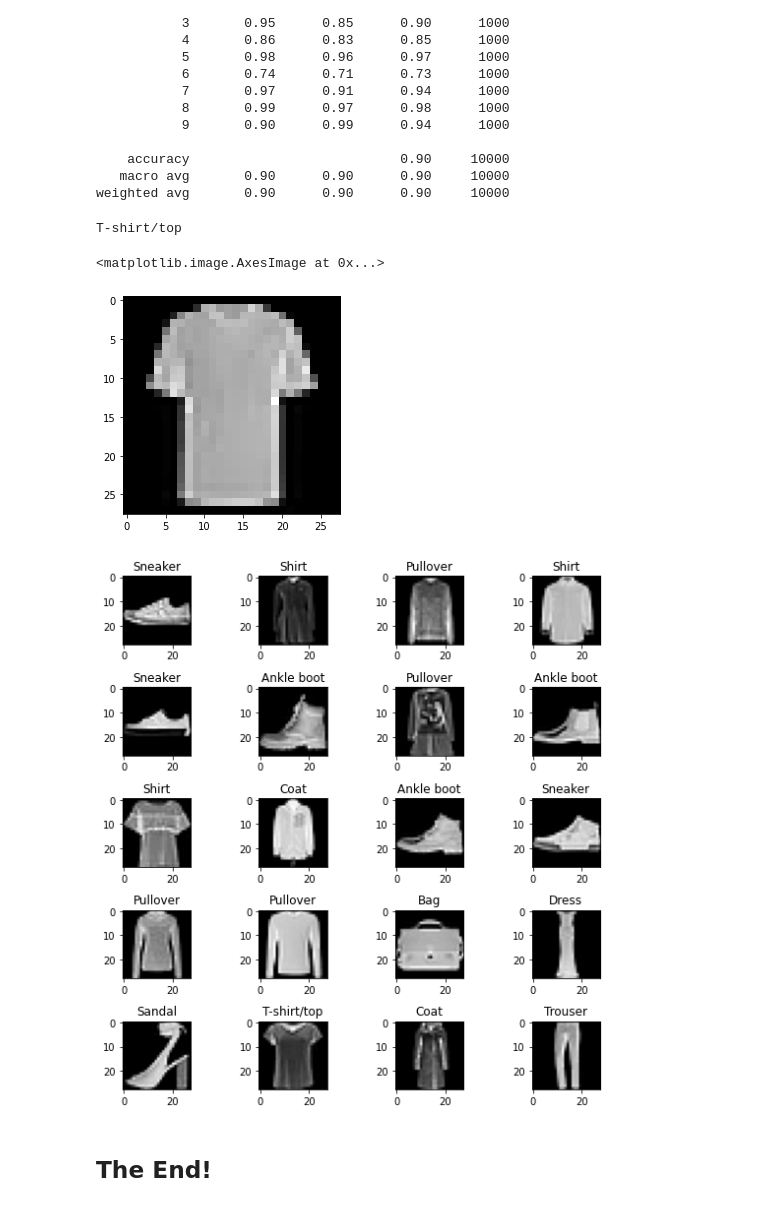
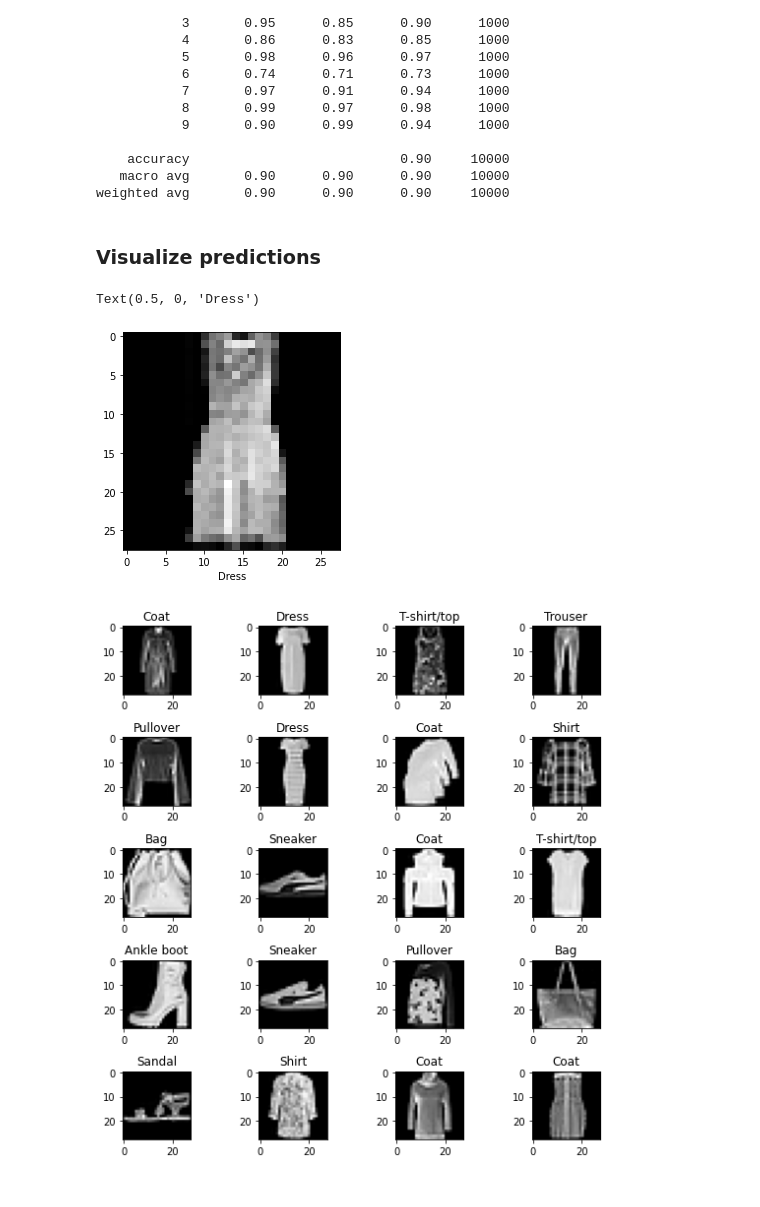
Before and after one commit to mtc-20/Learning_ML_AI, a Jupyter notebook: Fashion_classification/Fashion_classification.ipynb, the cells around one changed output. Cells and saved outputs as stored; diff of their text form; code cells hidden in the pictures.

```diff
--- a/Fashion_classification/Fashion_classification.ipynb
+++ b/Fashion_classification/Fashion_classification.ipynb
@@ -208,4 +208,6 @@ print(classification_report(y_test,predictions))
     accuracy                           0.90     10000
    macro avg       0.90      0.90      0.90     10000
 weighted avg       0.90      0.90      0.90     10000
+# %% [markdown]
+### Visualize predictions
 # %%
@@ -239,15 +242,15 @@ def show_resut(img):
 # %%
 # Test with single random image
 
 rand = np.random.randint(10000)
 img = X_test[rand]
-print(show_resut(img))
+# print(show_resut(img))
 img=img.reshape(28,28)
 plt.imshow(img,cmap="gray")
+plt.xlabel(show_result(img))
 # %% [output]
-T-shirt/top
+Text(0.5, 0, 'Dress')
-<matplotlib.image.AxesImage at 0x...>
-[figure, old version]
+[figure, new version]
 # %%
 # plot 20 random images from the our dataset in grayscale and give prediction
 
@@ -261,12 +264,10 @@ fig_list= []
 for i in range(1, columns*rows +1):
     rand = np.random.randint(10000)
     fig_list.append(fig.add_subplot(rows, columns, i))
-    fig_list[-1].set_title(show_resut(X_test[rand]))
+    fig_list[-1].set_title(show_result(X_test[rand]))
     plt.imshow(X_test[rand].reshape(28,28), cmap="gray")
 
 plt.tight_layout()
 plt.show()
 # %% [output]
-[figure, old version]
+[figure, new version]
-# %% [markdown]
-## The End!
```
Also changed, not shown: parts of 1 cell of this notebook.
